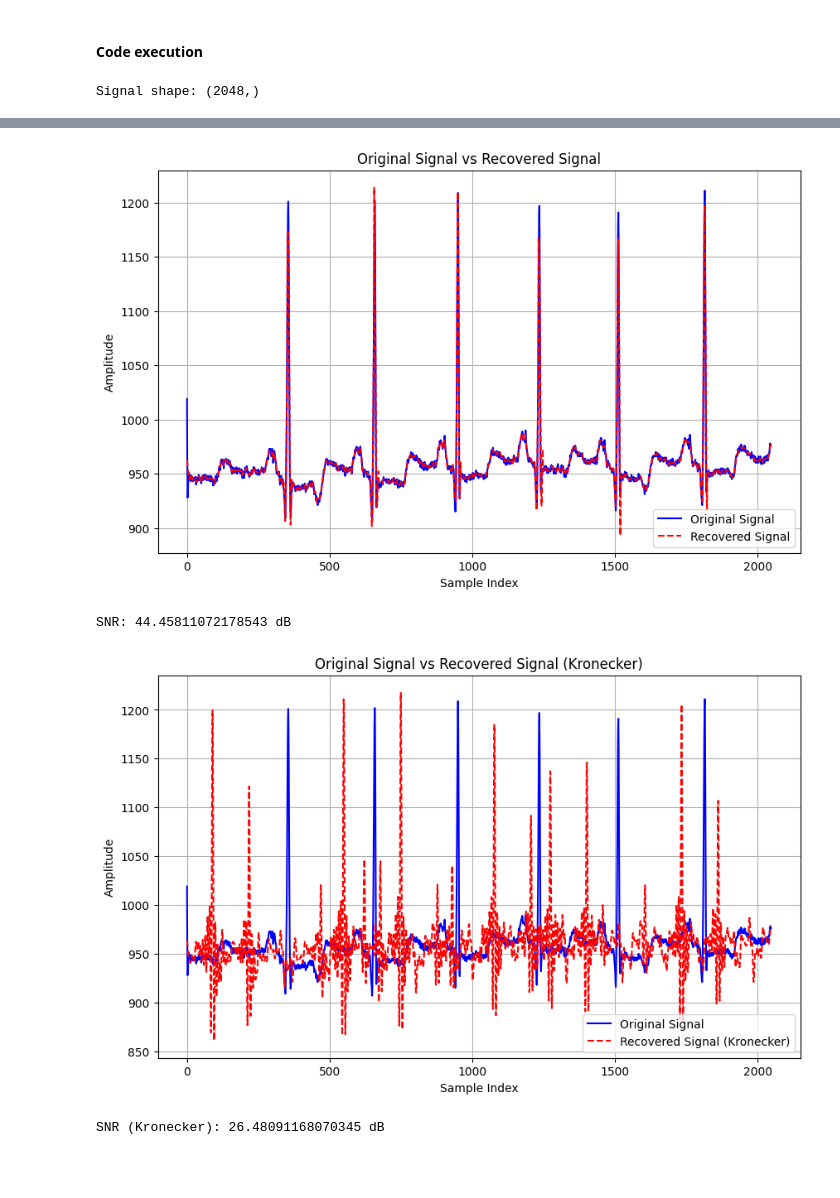
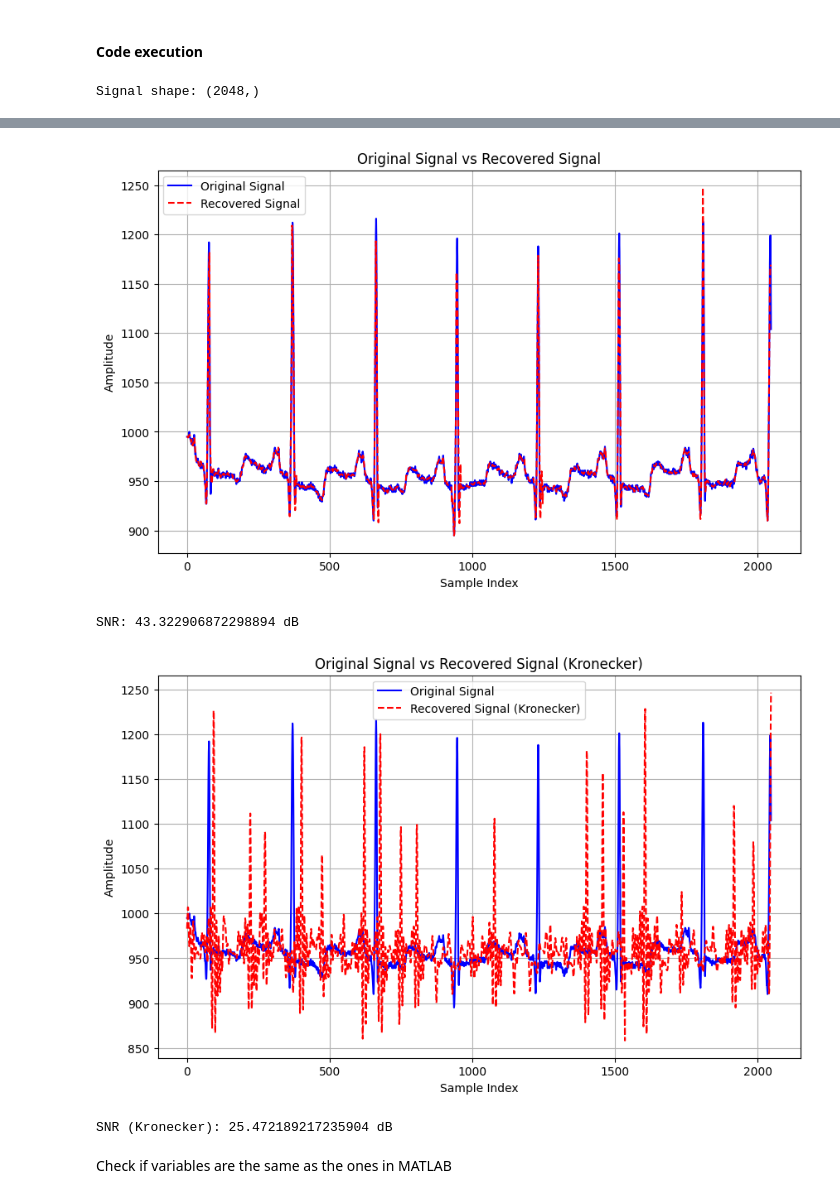
Before and after one commit to RosNaviGator/Kronecker-based-CS-recovery, a Jupyter notebook: pythonDir/kronecker.ipynb, the cells around one changed output, grey strips where cells are left out. Saved outputs shown, nothing was run; the diff lists cells and outputs as text; code cells hidden in the pictures; blank space fills up the shorter version.

Commit message:
putting in csv and comparing each variable

```diff
--- a/pythonDir/kronecker.ipynb
+++ b/pythonDir/kronecker.ipynb
@@ -34,6 +34,16 @@ def printFormatted(matrix, decimals=4):
 
     # Print the formatted matrix
     print(formatted_matrix)
+# %%
+# DEBUGGING PURPUSES
+import os
+
+# Directory where you want to save the CSV file
+output_dir = 'debugCsvPy'  # global var that refers to the directory where the CSV file will be saved
+
+# Create the directory if it doesn't exist
+if not os.path.exists(output_dir):
+    os.makedirs(output_dir)
 # %% [markdown]
 #### Measurement matrix
 # %%
@@ -596,7 +689,7 @@ if __name__ == "__main__":
     # retrieve the values
     signal = data[key][0,:]  # [0 or 1, 0:650000] s.t. first dim: (0 is MLII, 1 is V5)
     # pick only 2048 samples, because it will be Kronecker block dimension
-    start = int(512 * 4)
+    start = int(512 * 0)
     end = int(start + 512*4)
     signal = signal[start:end]
     # print the shape of the signal
@@ -609,6 +702,10 @@ if __name__ == "__main__":
     plt.ylabel('Amplitude')
     plt.grid(True)
     plt.show()
+
+    # DEBUGGING
+    # save the matrix to a CSV file
+    np.savetxt(os.path.join(output_dir, 'signal.csv'), signal, delimiter=',', fmt='%.6f')
 
 
     ## PARAMETERS
@@ -635,9 +732,19 @@ if __name__ == "__main__":
     #Phi = generate_random_matrix(m_block, n_block, matrix_type='scaled_binary')
     #Phi = generate_random_matrix(m_block, n_block, matrix_type='unscaled_binary')
 
+
+    # DEBUGGING
+    # save the matrix to a CSV file
+    np.savetxt(os.path.join(output_dir, 'A_Phi.csv'), Phi, delimiter=',', fmt='%.6f')
+
+
     ## COMPRESS THE SIGNAL
     # compress the signal
     Y = compressSignal(signal, Phi)
+
+    # DEBUGGING
+    # save the matrix to a CSV file
+    np.savetxt(os.path.join(output_dir, 'Y.csv'), Y, delimiter=',', fmt='%.6f')
 
 
 
@@ -701,4 +825,6 @@ Signal shape: (2048,)
-[figure, old version]
+[figure, new version]
-SNR: 44.45811072178543 dB
+SNR: 43.322906872298894 dB
-[figure, old version]
+[figure, new version]
-SNR (Kronecker): 26.48091168070345 dB
+SNR (Kronecker): 25.472189217235904 dB
+# %% [markdown]
+Check if variables are the same as the ones in MATLAB
```
Also changed, not shown: parts of 5 cells of this notebook, 4 other files.
